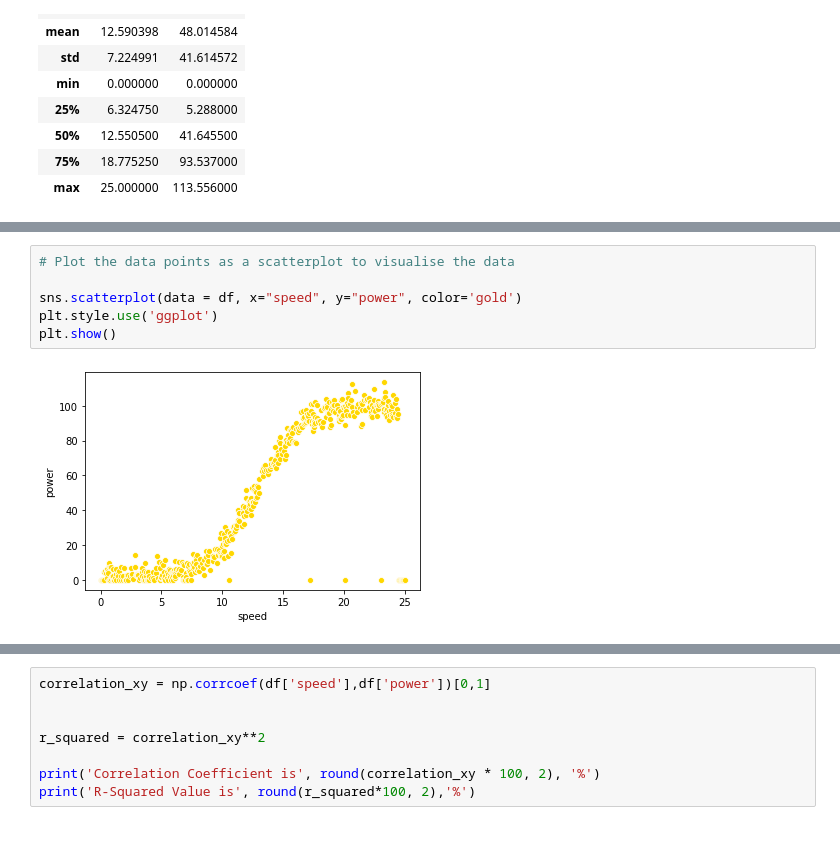
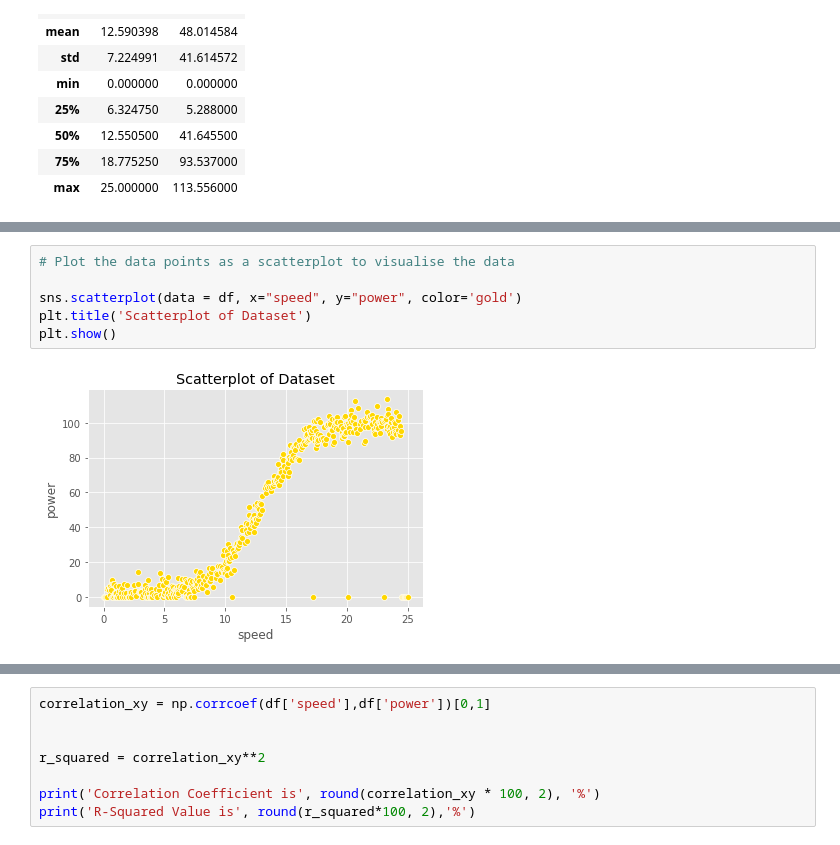
Before and after one commit to dssheldon/foda-project-sds, a Jupyter notebook: FoDA Project 2020.ipynb, the cells around one changed output, grey strips where cells are left out. Saved outputs shown, nothing was run; the diff lists cells and outputs as text.

```diff
--- a/FoDA Project 2020.ipynb
+++ b/FoDA Project 2020.ipynb
@@ -137,8 +140,8 @@ sns.distplot(zeros, kde=False, hist_kws=dict(edgecolor="b", linewidth=2))
 # %%
 # Plot the data points as a scatterplot to visualise the data
 
 sns.scatterplot(data = df, x="speed", y="power", color='gold')
-plt.style.use('ggplot')
+plt.title('Scatterplot of Dataset')
 plt.show()
 # %% [output]
-[figure, old version]
+[figure, new version]
```
Also changed, not shown: parts of 42 cells of this notebook.
